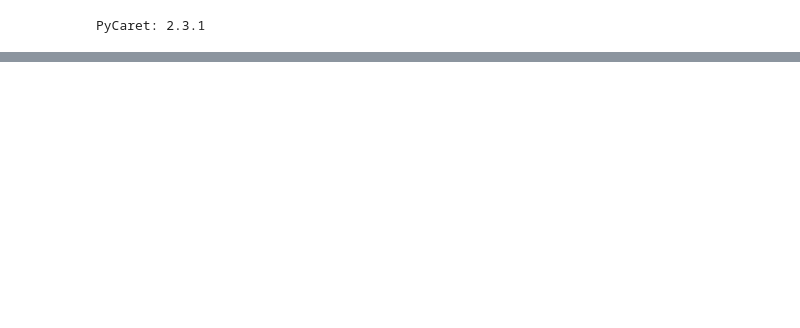
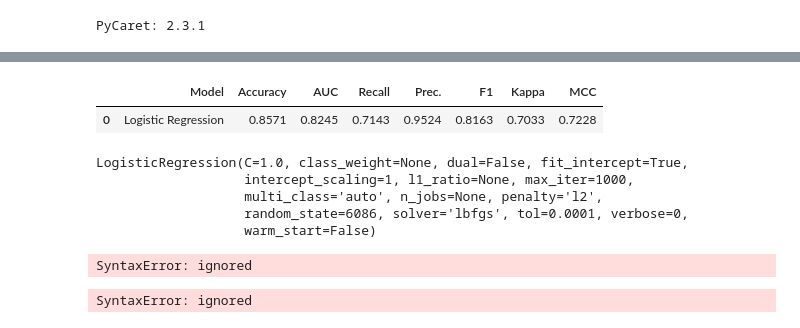
Before and after one commit to urmilapol/urmilapolprojects, a Jupyter notebook: PyCaretdemo.ipynb, the cells around one changed output, grey strips where cells are left out. Cells and saved outputs as stored; diff of their text form; code cells hidden in the pictures; blank space fills up the shorter version.

```diff
--- a/PyCaretdemo.ipynb
+++ b/PyCaretdemo.ipynb
@@ -176,0 +224,21 @@ print(best)
+# %%
+predictions = predict_model(lr)
+# %% [output]
+|  | Model | Accuracy | AUC | Recall | Prec. | F1 | Kappa | MCC |
+| 0 | Logistic Regression | 0.8571 | 0.8245 | 0.7143 | 0.9524 | 0.8163 | 0.7033 | 0.7228 |
+# %%
+finalize_model(lr)
+# %% [output]
+LogisticRegression(C=1.0, class_weight=None, dual=False, fit_intercept=True,
+                   intercept_scaling=1, l1_ratio=None, max_iter=1000,
+                   multi_class='auto', n_jobs=None, penalty='l2',
+                   random_state=6086, solver='lbfgs', tol=0.0001, verbose=0,
+                   warm_start=False)
+# %%
+save_model(lr, ‘savemodellr’)
+# %% [output]
+SyntaxError: ignored
+# %%
+model = load_model(‘savemodellr’)
+# %% [output]
+SyntaxError: ignored
```
Also changed, not shown: parts of 9 cells of this notebook.
